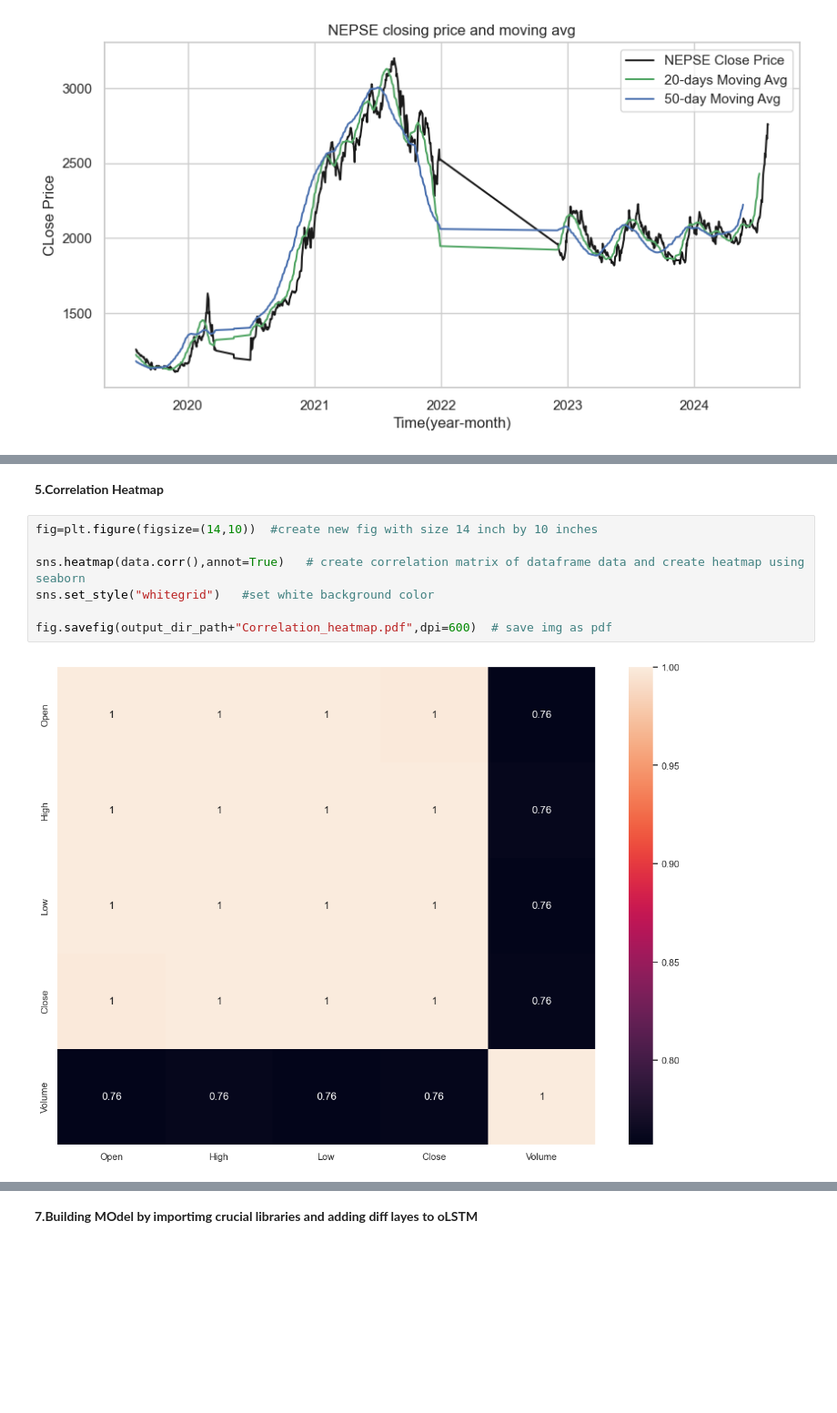
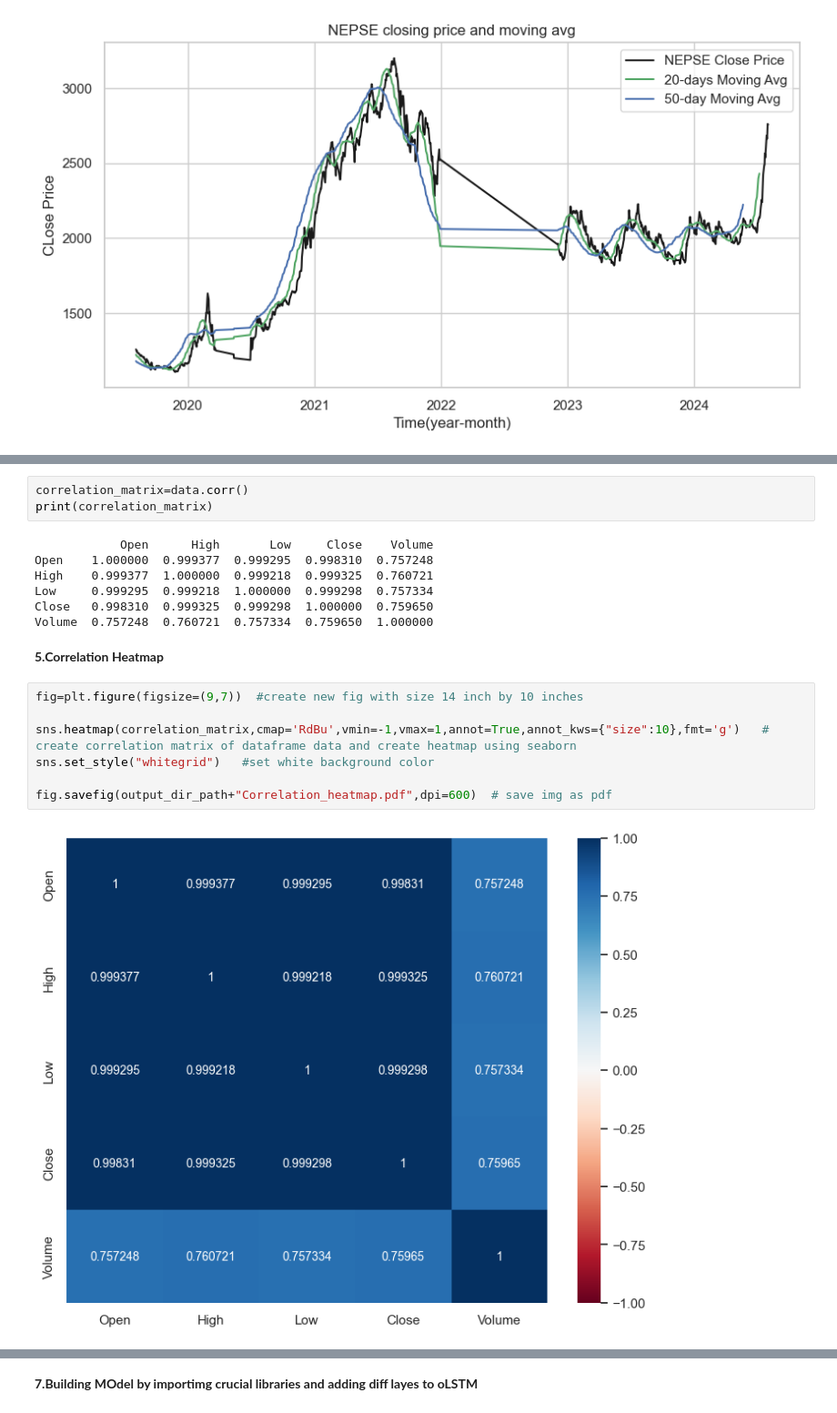
Before and after one commit to SabitaMagr/Stock-Prediction-System, a Jupyter notebook: StockMarket.ipynb, the cells around one changed output, grey strips where cells are left out. Shown at 91% size. Saved outputs shown, nothing was run; the diff lists cells and outputs as text; blank space fills up the shorter version.

```diff
--- a/StockMarket.ipynb
+++ b/StockMarket.ipynb
@@ -78,12 +78,22 @@ data = data.dropna()
+# %%
+correlation_matrix=data.corr()
+print(correlation_matrix)
+# %% [output]
+            Open      High       Low     Close    Volume
+Open    1.000000  0.999377  0.999295  0.998310  0.757248
+High    0.999377  1.000000  0.999218  0.999325  0.760721
+Low     0.999295  0.999218  1.000000  0.999298  0.757334
+Close   0.998310  0.999325  0.999298  1.000000  0.759650
+Volume  0.757248  0.760721  0.757334  0.759650  1.000000
 # %% [markdown]
 **5.Correlation Heatmap**
 # %%
-fig=plt.figure(figsize=(14,10))  #create new fig with size 14 inch by 10 inches
+fig=plt.figure(figsize=(9,7))  #create new fig with size 14 inch by 10 inches
 
-sns.heatmap(data.corr(),annot=True)   # create correlation matrix of dataframe data and create heatmap using seaborn
+sns.heatmap(correlation_matrix,cmap='RdBu',vmin=-1,vmax=1,annot=True,annot_kws={"size":10},fmt='g')   # create correlation matrix of dataframe data and create heatmap using seaborn
 sns.set_style("whitegrid")   #set white background color
 
 fig.savefig(output_dir_path+"Correlation_heatmap.pdf",dpi=600)  # save img as pdf
 # %% [output]
-[figure, old version]
+[figure, new version]
 # %% [markdown]
```
Also changed, not shown: parts of 9 cells of this notebook, 1 other file.
